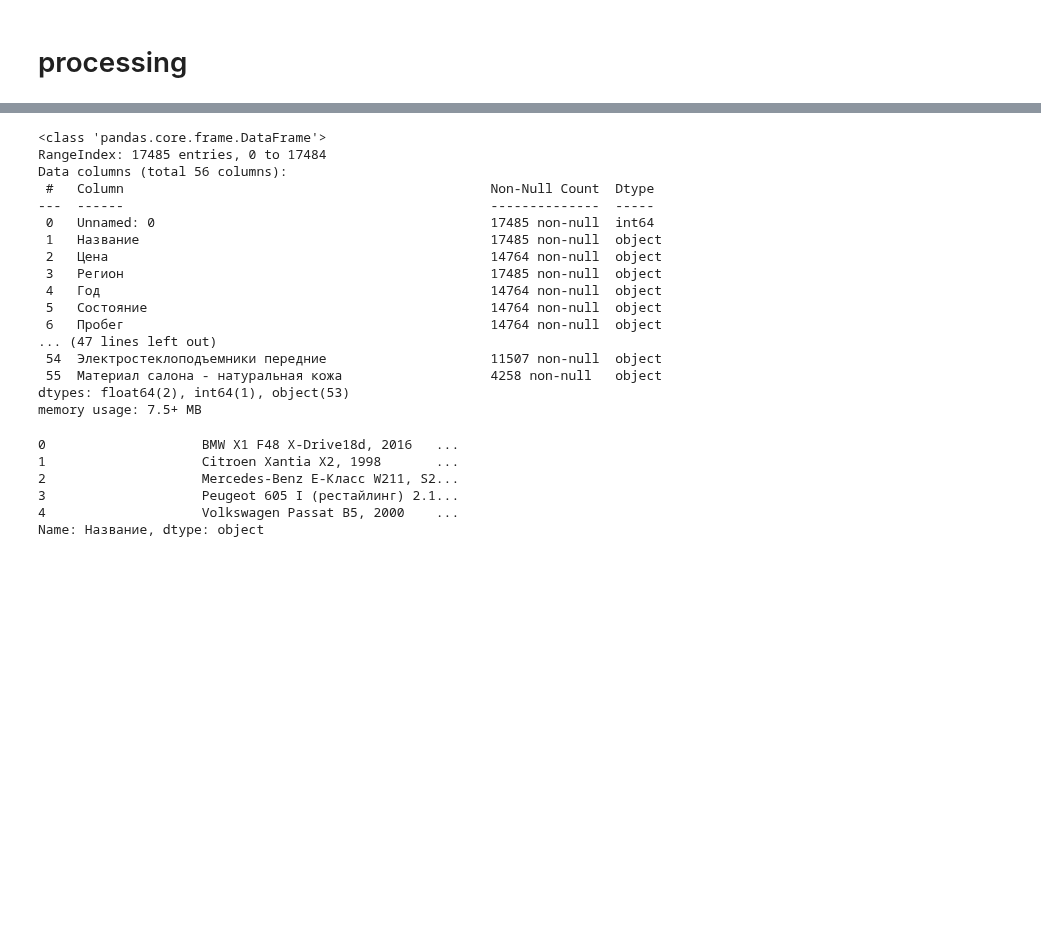
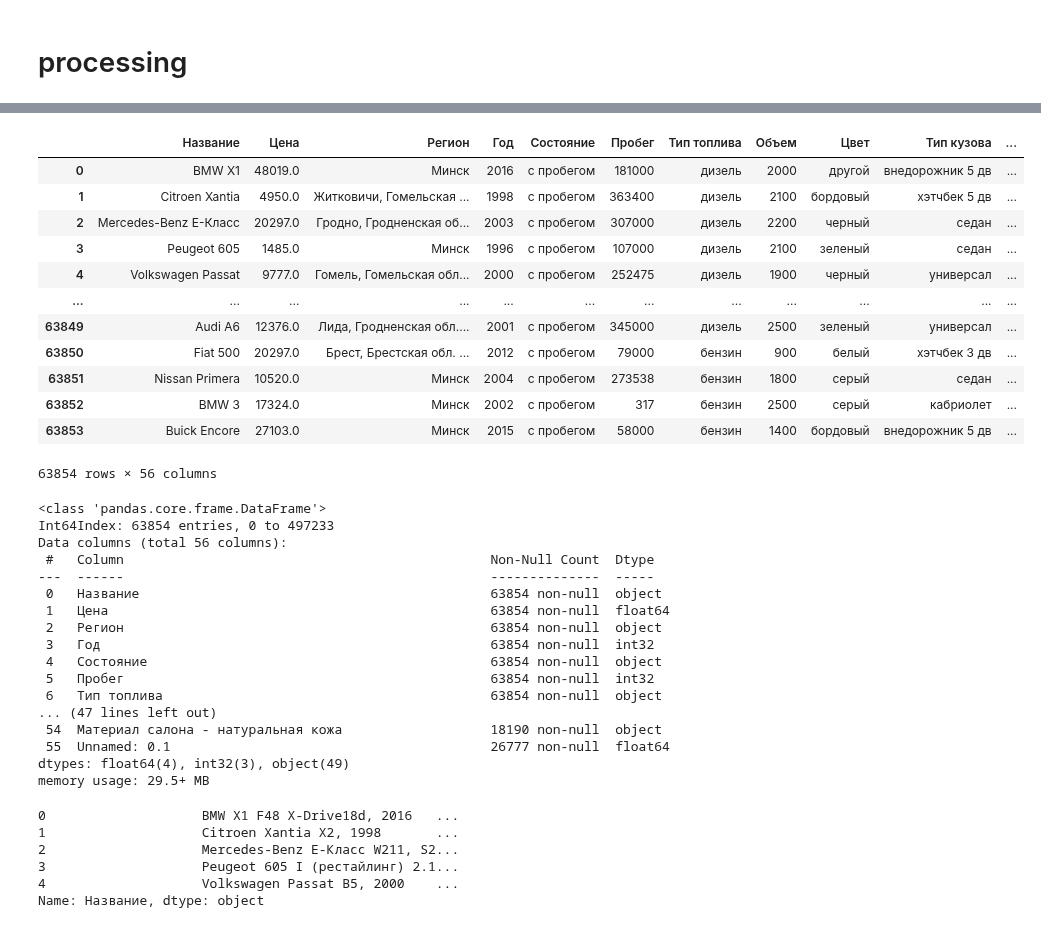
Before and after one commit to gabbysocol/av_project, a Jupyter notebook: model/preproc.ipynb, the cells around one changed output, grey strips where cells are left out. Drawn from its saved outputs; the diff is of its cells as text; code cells hidden in the pictures; blank space fills up the shorter version.

Commit message:
Added some processing functions before coding data. Ready to vizualisation

```diff
--- a/model/preproc.ipynb
+++ b/model/preproc.ipynb
@@ -11,15 +17,30 @@ def save_df(df, file_name):
 # %%
 def read_file(file_name):
+    """
+    This function is for reading dataframe
+    from csv-file.
+    :return: dataframe
+
+    """
     df = pd.read_csv(file_name, sep=';')
     pd.set_option('display.max_columns', 125)
     return df
 # %%
 def preproc_name(df):
+    """
+    This function is for processing brand and model
+    of cars.
+    :return: dataframe
+
+    """
     i = 0
     while i < len(df):
-        match = re.search(r'[A-Za-z\-]+[\ ]+[A-Za-z\-А-Яа-я0-9]*', str(df['Название'][i]))
-        if match:
-            df['Название'][i] = match[0]
+        try:
+            match = re.search(r'[A-Za-z\-]+[\ ]+[A-Za-z\-А-Яа-я0-9]*', df['Название'][i])
+            if match:
+                df['Название'][i] = match[0].strip()
+        except:
+            pass
         i += 1
     return df
 # %%
@@ -111,0 +138,22 @@ df
+# %%
+df = preproc_name(df)
+
+try:
+    del df['Unnamed: 0']
+except:
+    pass
+df
+# %% [output]
+|  | Название | Цена | Регион | Год | Состояние | Пробег | Тип топлива | Объем | Цвет | Тип кузова | ... |
+| 0 | BMW X1 | 48019.0 | Минск | 2016 | с пробегом | 181000 | дизель | 2000 | другой | внедорожник 5 дв | ... |
+| 1 | Citroen Xantia | 4950.0 | Житковичи, Гомельская ... | 1998 | с пробегом | 363400 | дизель | 2100 | бордовый | хэтчбек 5 дв | ... |
+| 2 | Mercedes-Benz E-Класс | 20297.0 | Гродно, Гродненская об... | 2003 | с пробегом | 307000 | дизель | 2200 | черный | седан | ... |
+| 3 | Peugeot 605 | 1485.0 | Минск | 1996 | с пробегом | 107000 | дизель | 2100 | зеленый | седан | ... |
+| 4 | Volkswagen Passat | 9777.0 | Гомель, Гомельская обл... | 2000 | с пробегом | 252475 | дизель | 1900 | черный | универсал | ... |
+| ... | ... | ... | ... | ... | ... | ... | ... | ... | ... | ... | ... |
+| 63849 | Audi A6 | 12376.0 | Лида, Гродненская обл.... | 2001 | с пробегом | 345000 | дизель | 2500 | зеленый | универсал | ... |
+| 63850 | Fiat 500 | 20297.0 | Брест, Брестская обл. ... | 2012 | с пробегом | 79000 | бензин | 900 | белый | хэтчбек 3 дв | ... |
+| 63851 | Nissan Primera | 10520.0 | Минск | 2004 | с пробегом | 273538 | бензин | 1800 | серый | седан | ... |
+| 63852 | BMW 3 | 17324.0 | Минск | 2002 | с пробегом | 317 | бензин | 2500 | серый | кабриолет | ... |
+| 63853 | Buick Encore | 27103.0 | Минск | 2015 | с пробегом | 58000 | бензин | 1400 | бордовый | внедорожник 5 дв | ... |
+63854 rows × 56 columns
@@ -112,24 +162,23 @@ df
 # %%
 df.info()
-save_df(df, to_filename)
 # %% [output]
 <class 'pandas.core.frame.DataFrame'>
-RangeIndex: 17485 entries, 0 to 17484
+Int64Index: 63854 entries, 0 to 497233
 Data columns (total 56 columns):
  #   Column                                               Non-Null Count  Dtype
 ---  ------                                               --------------  -----
- 0   Unnamed: 0                                           17485 non-null  int64
- 1   Название                                             17485 non-null  object
- 2   Цена                                                 14764 non-null  object
- 3   Регион                                               17485 non-null  object
- 4   Год                                                  14764 non-null  object
- 5   Состояние                                            14764 non-null  object
- 6   Пробег                                               14764 non-null  object
+ 0   Название                                             63854 non-null  object
+ 1   Цена                                                 63854 non-null  float64
+ 2   Регион                                               63854 non-null  object
+ 3   Год                                                  63854 non-null  int32
+ 4   Состояние                                            63854 non-null  object
+ 5   Пробег                                               63854 non-null  int32
+ 6   Тип топлива                                          63854 non-null  object
 ... (47 lines left out)
- 54  Электростеклоподъемники передние                     11507 non-null  object
- 55  Материал салона - натуральная кожа                   4258 non-null   object
-dtypes: float64(2), int64(1), object(53)
-memory usage: 7.5+ MB
+ 54  Материал салона - натуральная кожа                   18190 non-null  object
+ 55  Unnamed: 0.1                                         26777 non-null  float64
+dtypes: float64(4), int32(3), object(49)
+memory usage: 29.5+ MB
 # %%
 df['Состояние'] = df['Состояние'].fillna('0').str.replace(r'Состояние\ *', '').astype('str')
 # %%
```
Also changed, not shown: parts of 9 cells of this notebook, 2 other files.
